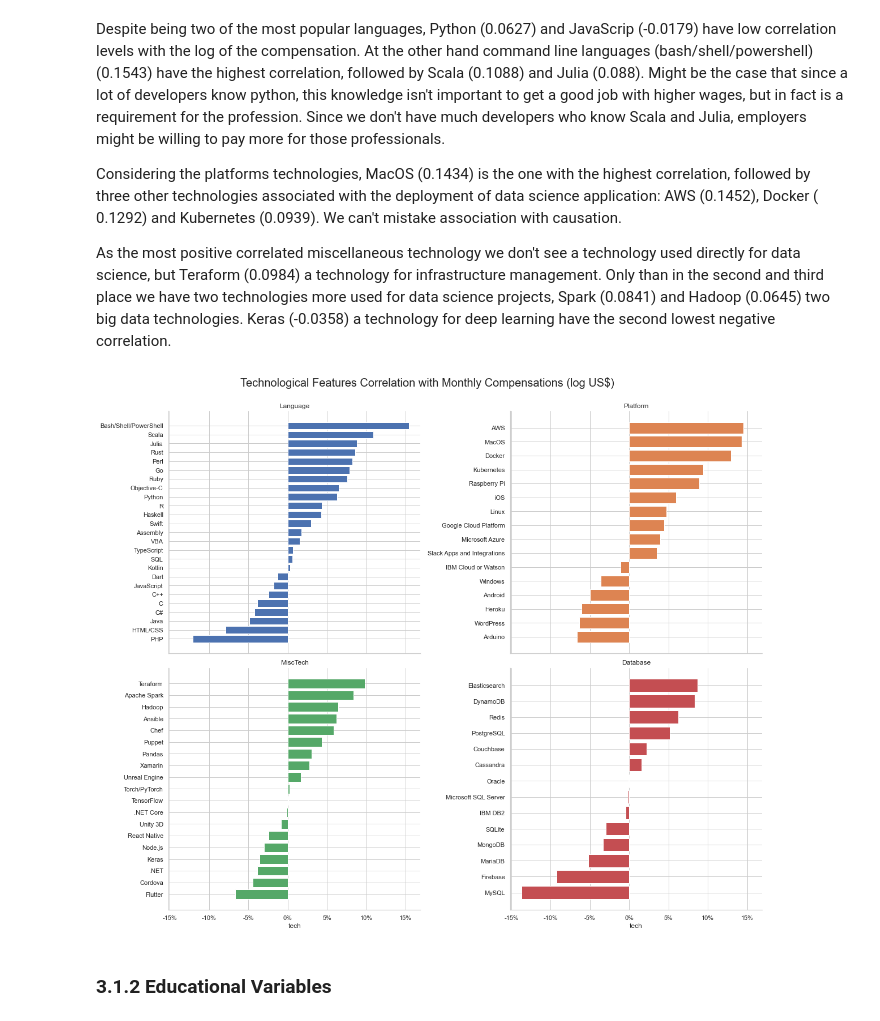
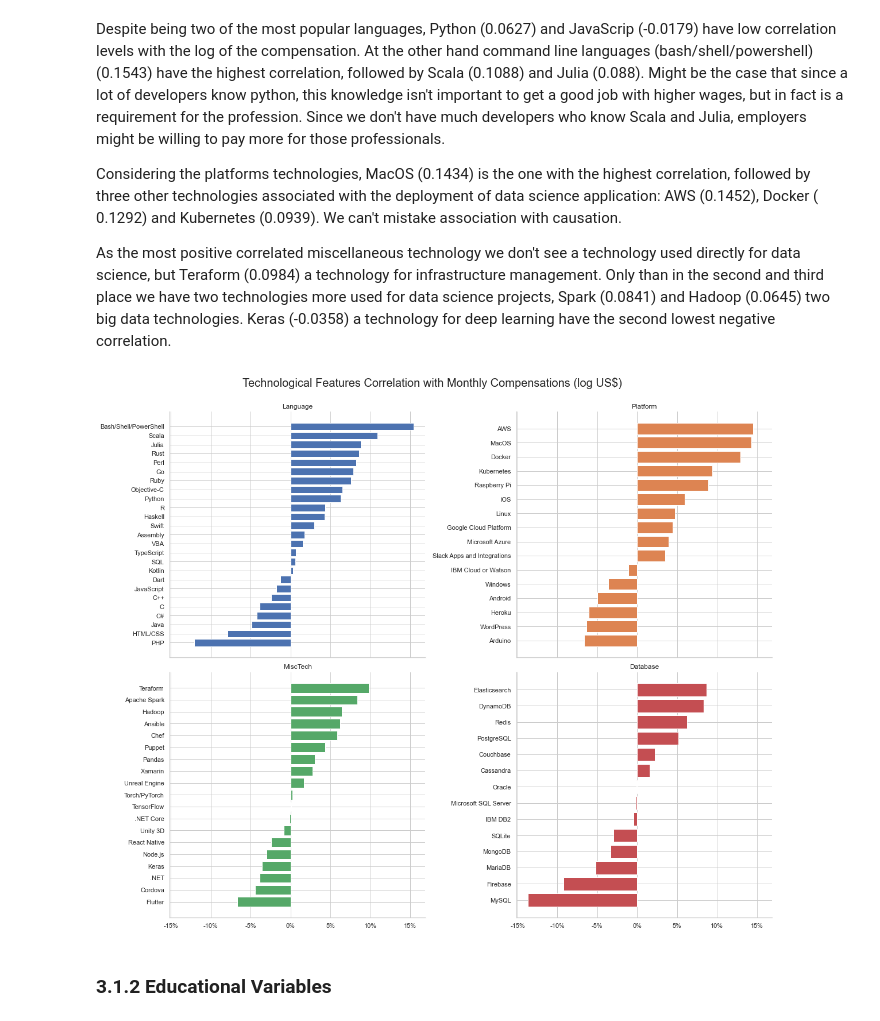
Before and after one commit to leofmr/stack_ds, a Jupyter notebook: 04 - SalaryPrediction.ipynb, the cells around one changed output. Saved outputs shown, nothing was run; the diff lists cells and outputs as text; code cells hidden in the pictures.

```diff
--- a/04 - SalaryPrediction.ipynb
+++ b/04 - SalaryPrediction.ipynb
@@ -401,5 +430,24 @@ def biserial_corr(y, cat):
     mu1 = y[g1_select].mean()
 
     return   ((mu1 - mu0)/sigma_sample) * np.sqrt(n1 * n0 / (n * (n-1)))
+# %%
+def generate_corr_data(dummies_df, is_tech):
+    """Apply the biserial corr in order to generate a data frame of
+    correlations. To add variable name and option columns we also
+    use split_var_options function.
+    """
+
+    # generating correlations data
+    corr = [biserial_corr(log_y, dummies_df[col]) for col in dummies_df.columns]
+    data = {'value': corr, 'cols': dummies_df.columns}
+    df = pd.DataFrame(data)
+
+    # adding to the data frame var and option columns,
+    # and removing cols columns
+    df = split_var_option(df, 'cols', is_tech)
+
+    df.sort_values("value", inplace=True)
+
+    return df
 # %% [markdown]
 ### 3.1.1 Technological Variables
@@ -416,2 +454,4 @@ tech_corrs = corr_data.set_index('tech').round(4)['corr']
+# %%
+tech_corr = generate_corr_data(tech_dummies, True)
 # %%
 tech_list = ["Python", "JavaScript", "Bash/Shell/PowerShell", "Scala", "Julia", "SQL", "HTML/CSS"]
@@ -462,19 +498,9 @@ Despite being two of the most popular languages, Python (0.0627) and JavaScrip (
 Considering the platforms technologies, MacOS (0.1434) is the one with the highest correlation, followed by three other technologies associated with the deployment of data science application: AWS (0.1452), Docker ( 0.1292) and Kubernetes (0.0939). We can't mistake association with causation.
 
 As the most positive correlated miscellaneous technology we don't see a technology used directly for data science, but Teraform (0.0984) a technology for infrastructure management. Only than in the second and third place we have two technologies more used for data science projects, Spark (0.0841) and Hadoop (0.0645) two big data technologies. Keras (-0.0358) a technology for deep learning have the second lowest negative correlation.
-# %%
-gs = sns.FacetGrid(data=corr_data, col='type', sharey=False,
-                   col_wrap=2, aspect=1.2, height=7, hue='type',
-                   palette=tech_palette)
-gs.map(plt.barh, 'tech', 'corr')
-gs.set_titles('{col_name}')
-for i, ax in enumerate(gs.axes.flat):
-        ax.xaxis.set_major_formatter(lambda x, p: f'{x:.0%}')
-        ax.set_ylabel('')
-gs.fig.subplots_adjust(top=0.92)
-gs.fig.suptitle('Technological Features Correlation with Monthly Compensations (log US$)', fontsize=20)
-plt.show()
-# %% [output]
-[figure, removed]
+# %%
+plot_dummies_results(tech_corr, True, 'Technological Features Correlation with Monthly Compensations (log US$)')
+# %% [output]
+[figure, added]
 # %% [markdown]
 ### 3.1.2 Educational Variables
```
Also changed, not shown: parts of 62 cells of this notebook.
